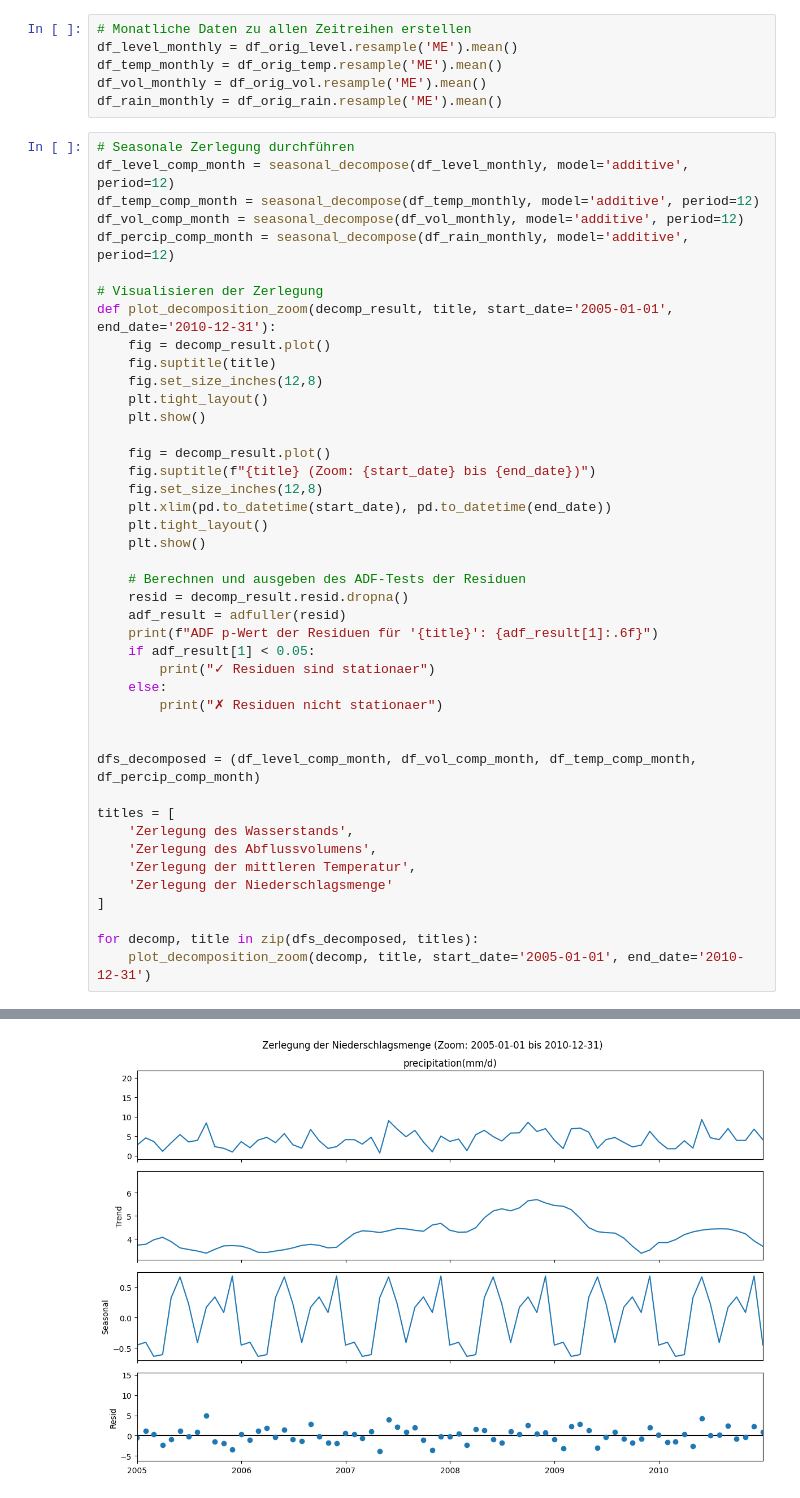
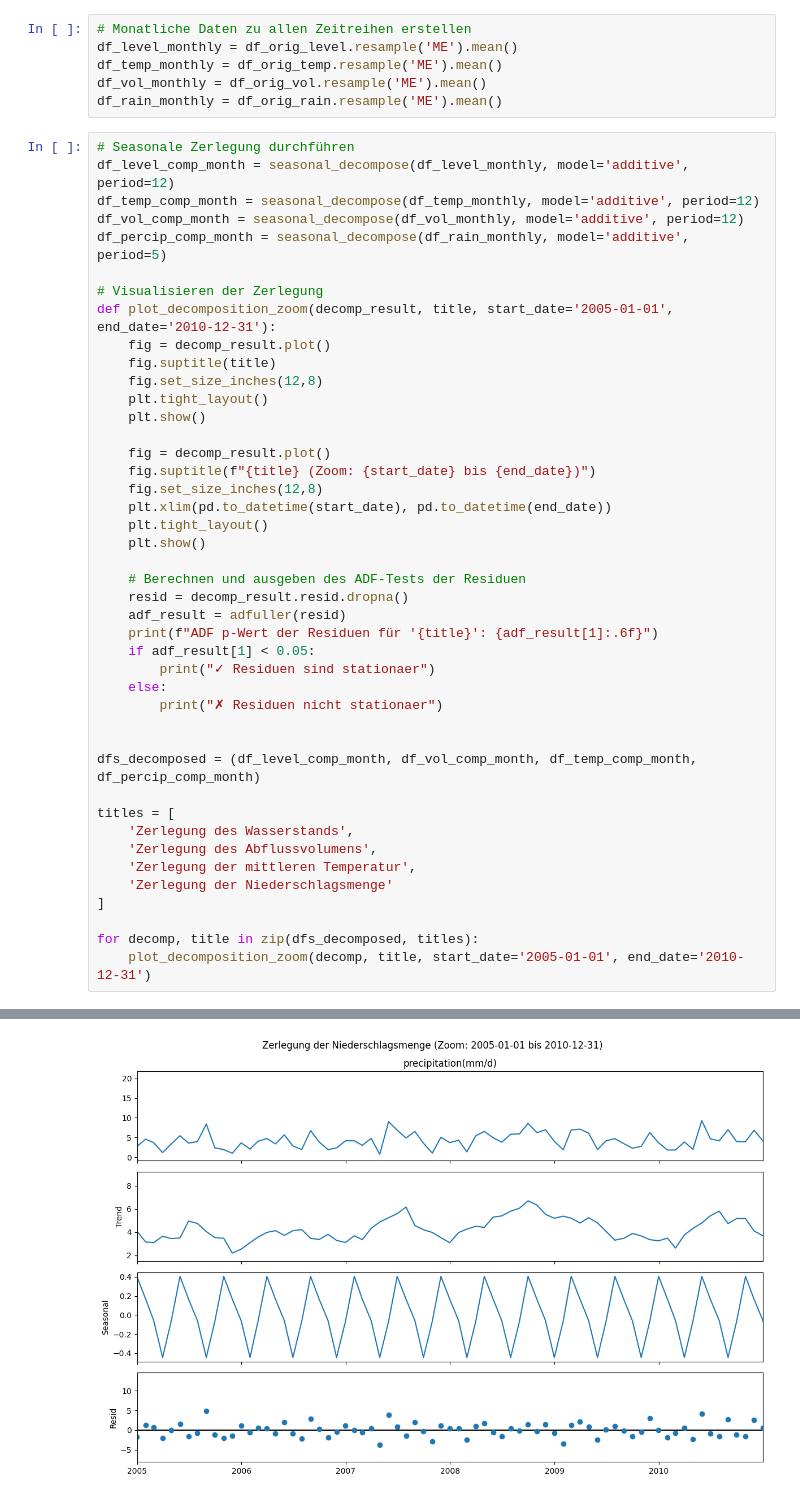
Before and after one commit to Sandra-Senn/spz_Wasserstand_analyse, a Jupyter notebook: notebooks/2.1_monthly_data.ipynb, the cells around one changed output, grey strips where cells are left out. Saved outputs shown, nothing was run; the diff lists cells and outputs as text.

```diff
--- a/notebooks/2.1_monthly_data.ipynb
+++ b/notebooks/2.1_monthly_data.ipynb
@@ -31,7 +31,7 @@ df_rain_monthly = df_orig_rain.resample('ME').mean()
 df_level_comp_month = seasonal_decompose(df_level_monthly, model='additive', period=12)
 df_temp_comp_month = seasonal_decompose(df_temp_monthly, model='additive', period=12)
 df_vol_comp_month = seasonal_decompose(df_vol_monthly, model='additive', period=12)
-df_percip_comp_month = seasonal_decompose(df_rain_monthly, model='additive', period=12)
+df_percip_comp_month = seasonal_decompose(df_rain_monthly, model='additive', period=5)
 
 # Visualisieren der Zerlegung
 def plot_decomposition_zoom(decomp_result, title, start_date='2005-01-01', end_date='2010-12-31'):
@@ -86,3 +86,3 @@ ADF p-Wert der Residuen für 'Zerlegung der mittleren Temperatur': 0.000000
-[figure, old version]
+[figure, new version]
 ADF p-Wert der Residuen für 'Zerlegung der Niederschlagsmenge': 0.000000
 ✓ Residuen sind stationaer
```
Also changed, not shown: parts of 3 cells of this notebook, 1 other file.
